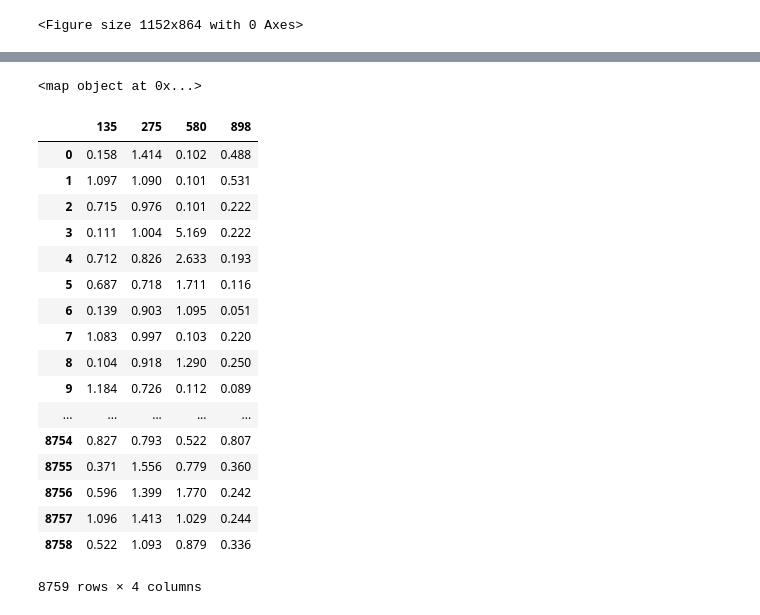
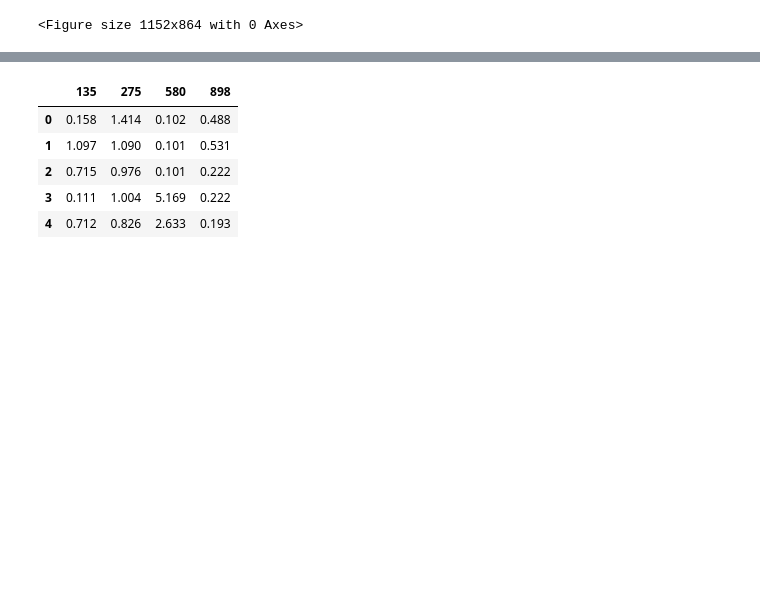
Before and after one commit to bondxue/Discriminative-Sparse-Coding-for-Energy-Disaggregation, a Jupyter notebook: dataprocess.ipynb, the cells around one changed output, grey strips where cells are left out. Cells and saved outputs as stored; diff of their text form; code cells hidden in the pictures; blank space fills up the shorter version.

```diff
--- a/dataprocess.ipynb
+++ b/dataprocess.ipynb
@@ -26,11 +26,3 @@ import os
 import sys
 import pandas as pd
 from collections import defaultdict
-# %%
-df = pd.read_csv('datasets/135.csv')
-df['DateTime'] = pd.to_datetime(df['DateTime'])
-df = df.set_index('DateTime')
-# %%
-df = df.resample('1H').first()
-df = df.reset_index(drop=False)
-df.head()
@@ -44,3 +28,0 @@ df.head()
-# %%
-df['house'] = 135
-df = df.set_index('house')
@@ -93,46 +76,34 @@ df.head()
-# %%
-unique = pd.unique(df.index.values.ravel())
-# find the houses with the whole year data
-full_year = map(lambda x: df[df.index==x].shape[0],unique.tolist())
-indices = [i for i, x in enumerate(full_year) if x > 1000]
-best_indices = map(lambda x: unique[x],indices)
-# %% [output]
-<map object at 0x...>
 # %%
-d = {}
-houses = [135, 275, 580,  898]
-for appliance in df.columns.tolist():
-    started = 0
-    for i in houses:
+def format_data(df):
+    '''
+    Parameters: df dataframe of the apppliacnes
+    Return: X^T x m
+    '''
+    d = {}
+    houses = [135, 275, 580,  898]
+    for appliance in df.columns.tolist():
+        started = 0
+        for i in houses:
 
-        if started == 0:
+            if started == 0:
 
-            d[str(appliance)] = df[[str(appliance)]][df[str(appliance)].index == i]
-            started = 1
-            dfindex = d[str(appliance)].index
-        else:
+                d[str(appliance)] = df[[str(appliance)]][df[str(appliance)].index == i]
+                started = 1
+                dfindex = d[str(appliance)].index
+            else:
 
-            d[str(appliance)][str(i)] = pd.Series(df[str(appliance)][df[str(appliance)].index == i].values,index=dfindex)
+                d[str(appliance)][str(i)] = pd.Series(df[str(appliance)][df[str(appliance)].index == i].values,index=dfindex)
 
-    d[str(appliance)]=d[str(appliance)].rename(columns = {str(appliance):str(dfindex[0])})
-    d[str(appliance)].reset_index(drop=True, inplace=True)
-d['use']
+        d[str(appliance)]=d[str(appliance)].rename(columns = {str(appliance):str(dfindex[0])})
+        d[str(appliance)].reset_index(drop=True, inplace=True)
+    return d
+
+dic = format_data(df)
+dic['use'].head(5)
 # %% [output]
 |  | 135 | 275 | 580 | 898 |
 | 0 | 0.158 | 1.414 | 0.102 | 0.488 |
 | 1 | 1.097 | 1.090 | 0.101 | 0.531 |
 | 2 | 0.715 | 0.976 | 0.101 | 0.222 |
 | 3 | 0.111 | 1.004 | 5.169 | 0.222 |
 | 4 | 0.712 | 0.826 | 2.633 | 0.193 |
-| 5 | 0.687 | 0.718 | 1.711 | 0.116 |
-| 6 | 0.139 | 0.903 | 1.095 | 0.051 |
-| 7 | 1.083 | 0.997 | 0.103 | 0.220 |
-| 8 | 0.104 | 0.918 | 1.290 | 0.250 |
-| 9 | 1.184 | 0.726 | 0.112 | 0.089 |
-| ... | ... | ... | ... | ... |
-| 8754 | 0.827 | 0.793 | 0.522 | 0.807 |
-| 8755 | 0.371 | 1.556 | 0.779 | 0.360 |
-| 8756 | 0.596 | 1.399 | 1.770 | 0.242 |
-| 8757 | 1.096 | 1.413 | 1.029 | 0.244 |
-| 8758 | 0.522 | 1.093 | 0.879 | 0.336 |
-8759 rows × 4 columns
```
Also changed, not shown: parts of 21 cells of this notebook.
